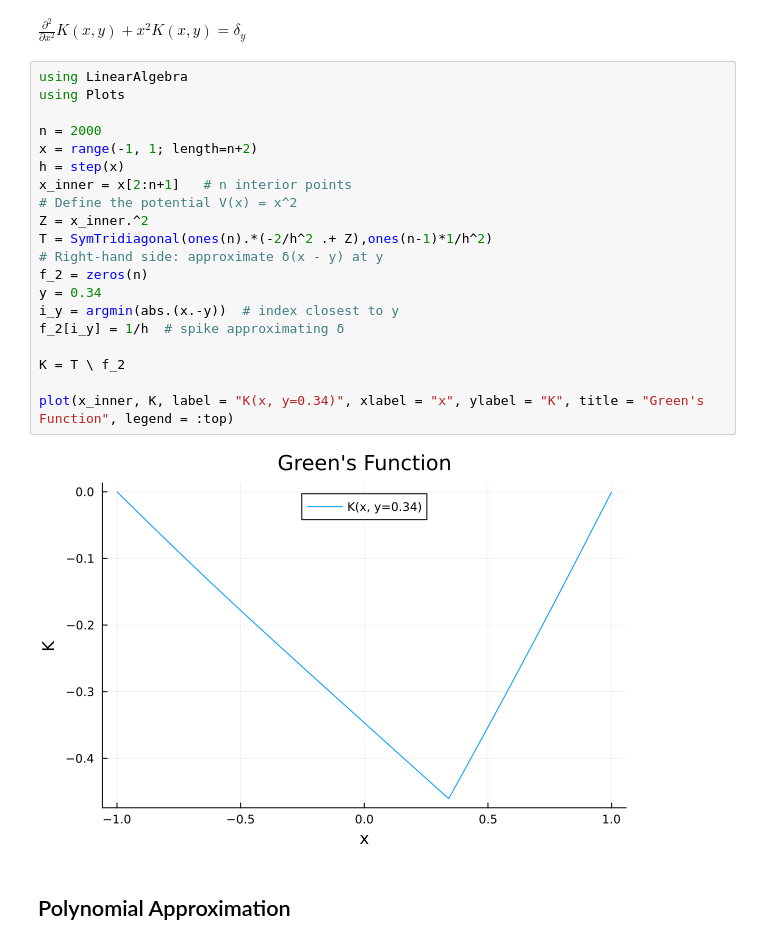
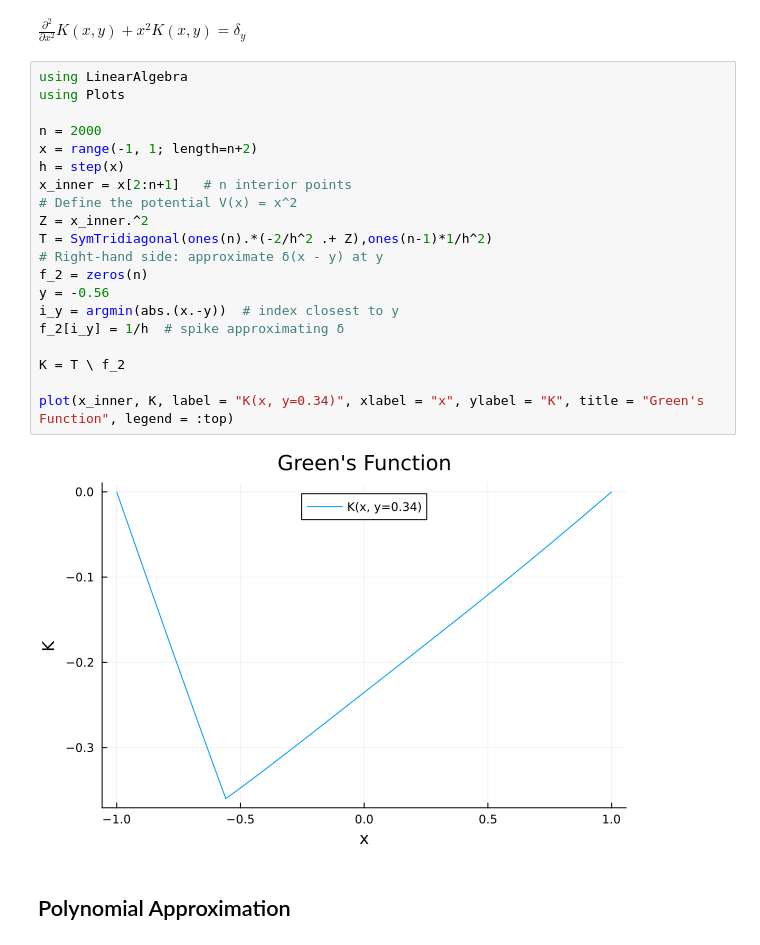
Before and after one commit to cgjunior3-14/M2R-Learning-Greens-Functions, a Jupyter notebook: 1D interpolation.ipynb, the cells around one changed output. Drawn from its saved outputs; the diff is of its cells as text.

```diff
--- a/1D interpolation.ipynb
+++ b/1D interpolation.ipynb
@@ -220,25 +220,25 @@ $\frac{\partial^2}{\partial x^2} K(x,y) + x^2K(x,y) = \delta_y$
 # %%
 using LinearAlgebra
 using Plots
 
 n = 2000
 x = range(-1, 1; length=n+2)
 h = step(x)
 x_inner = x[2:n+1]   # n interior points
 # Define the potential V(x) = x^2
 Z = x_inner.^2
 T = SymTridiagonal(ones(n).*(-2/h^2 .+ Z),ones(n-1)*1/h^2)
 # Right-hand side: approximate δ(x - y) at y
 f_2 = zeros(n)
-y = 0.34
+y = -0.56
 i_y = argmin(abs.(x.-y))  # index closest to y
 f_2[i_y] = 1/h  # spike approximating δ
 
 K = T \ f_2
 
 plot(x_inner, K, label = "K(x, y=0.34)", xlabel = "x", ylabel = "K", title = "Green's Function", legend = :top)
 # %% [output]
-[figure, old version]
+[figure, new version]
 # %% [markdown]
 ## Polynomial Approximation
 # %% [markdown]
```
Also changed, not shown: parts of 5 cells of this notebook.
